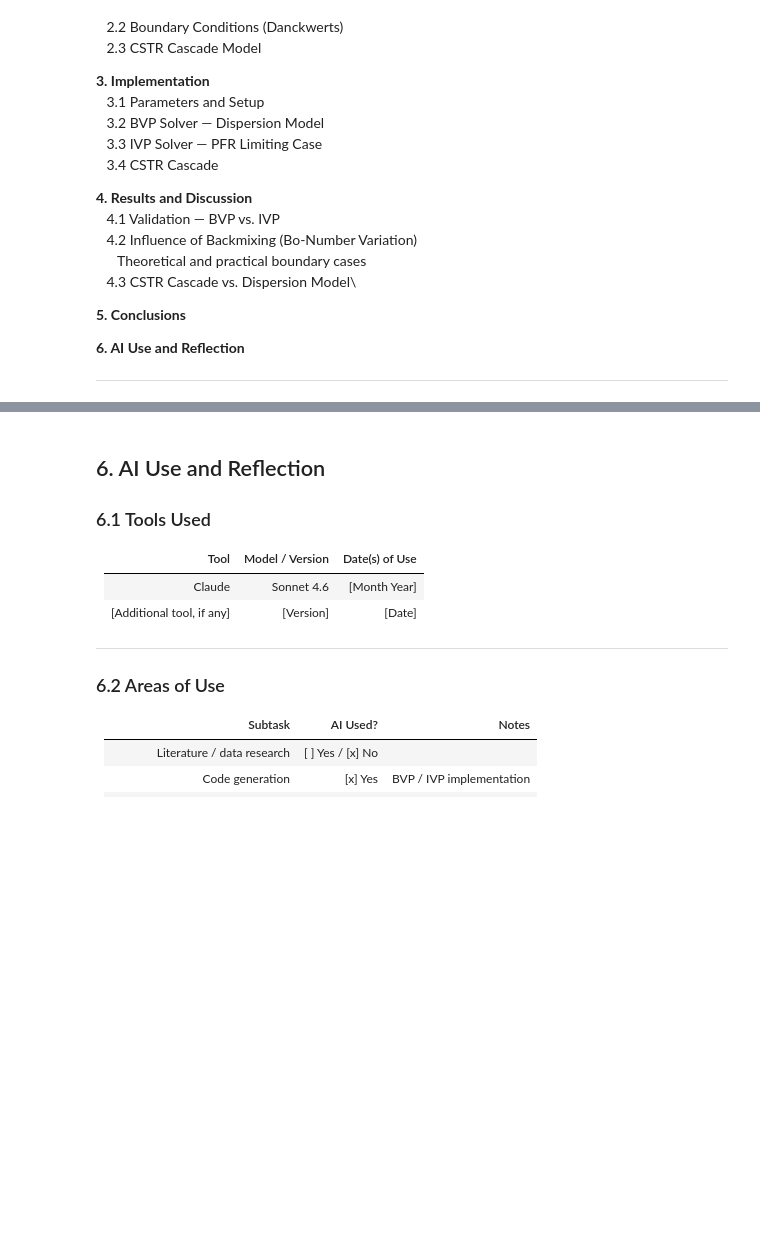
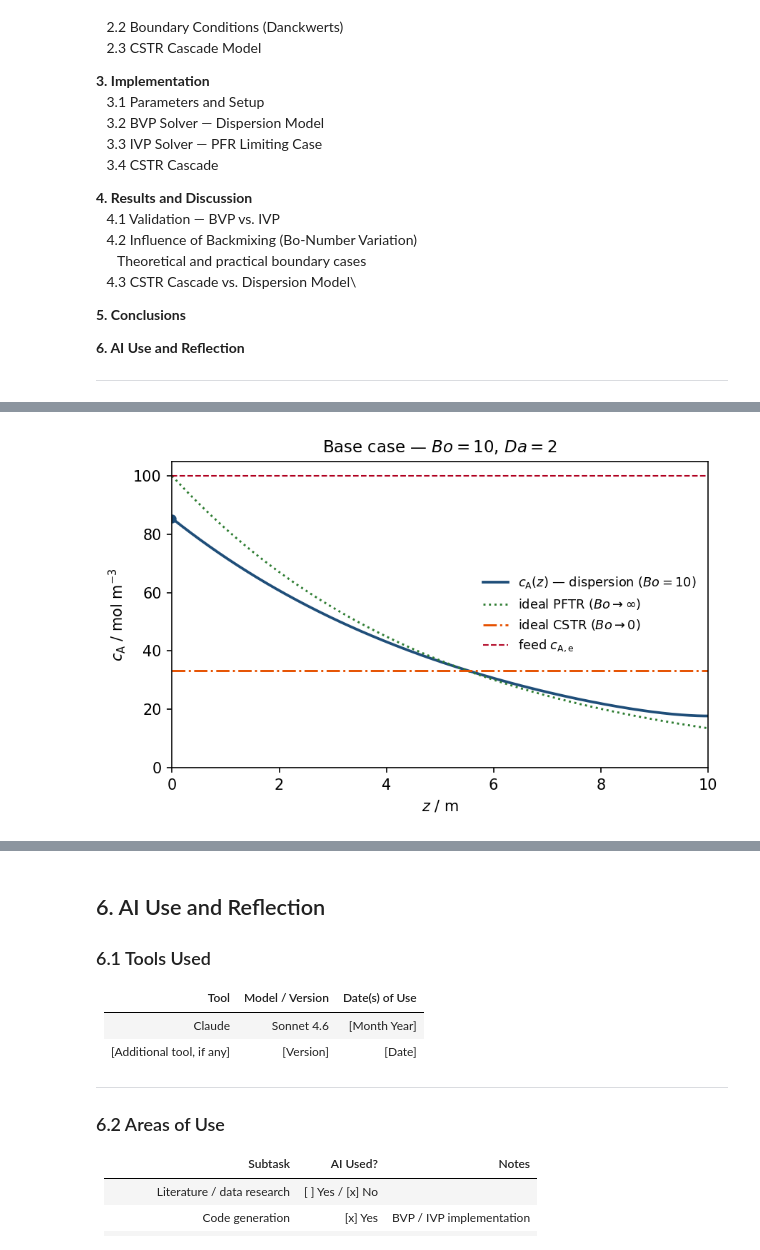
Before and after one commit to PeterSchoenung/CRE3-Assignment-4, a Jupyter notebook: CRE3_Assignment_4_26_Group_2.ipynb, the cells around one changed output, grey strips where cells are left out. Cells and saved outputs as stored; diff of their text form; code cells hidden in the pictures; blank space fills up the shorter version.

```diff
--- a/CRE3_Assignment_4_26_Group_2.ipynb
+++ b/CRE3_Assignment_4_26_Group_2.ipynb
@@ -84,0 +164,36 @@ z = np.linspace(0, L, N_points)   # spatial coordinate along reactor axis, m
+# %%
+# ============================================================
+# 3.2  PLOT — base-case profile with ideal-reactor references
+# ============================================================
+# --- plot variables (top of cell) ---
+fig_w, fig_h, fig_dpi = 6, 3.8, 150
+col_disp, col_pfr, col_cstr, col_feed = "#1f4e79", "#2e7d32", "#e65100", "#b00020"
+lw_disp, n_eval = 1.8, 400
+
+# --- data ---
+z_eval  = np.linspace(0, L, n_eval)
+cA_eval = sol.sol(z_eval)[0]
+cA0     = sol.sol(0.0)[0]
+cA_cstr = c_A_in * (1 - X_cstr(Da))          # constant level of an ideal CSTR (same tau)
+
+fig, ax = plt.subplots(figsize=(fig_w, fig_h), dpi=fig_dpi)
+ax.plot(z_eval, cA_eval, color=col_disp, lw=lw_disp,
+        label=rf"$c_\mathrm{{A}}(z)$ — dispersion ($Bo={Bo:.0f}$)")
+ax.plot(z_eval, cA_pfr_profile(z_eval, c_A_in, k, u), color=col_pfr, lw=1.4, ls=":",
+        label=r"ideal PFTR ($Bo\to\infty$)")
+ax.axhline(cA_cstr, color=col_cstr, lw=1.4, ls="-.",
+           label=r"ideal CSTR ($Bo\to 0$)")
+ax.axhline(c_A_in, color=col_feed, lw=1.0, ls="--",
+           label=r"feed $c_\mathrm{A,e}$")
+ax.plot(0, cA0, "o", color=col_disp, ms=5)
+
+ax.set_xlabel(r"$z$ / m")
+ax.set_ylabel(r"$c_\mathrm{A}$ / mol m$^{-3}$")
+ax.set_xlim(0, L)
+ax.set_ylim(0, c_A_in * 1.05)
+ax.set_title(rf"Base case — $Bo = {Bo:.0f}$, $Da = {Da:.0f}$", fontsize=11)
+ax.legend(frameon=False, fontsize=8.5, loc="right")
+fig.tight_layout()
+plt.show()
+# %% [output]
+[figure, added]
```
Also changed, not shown: parts of 8 cells of this notebook, 1 other file.
